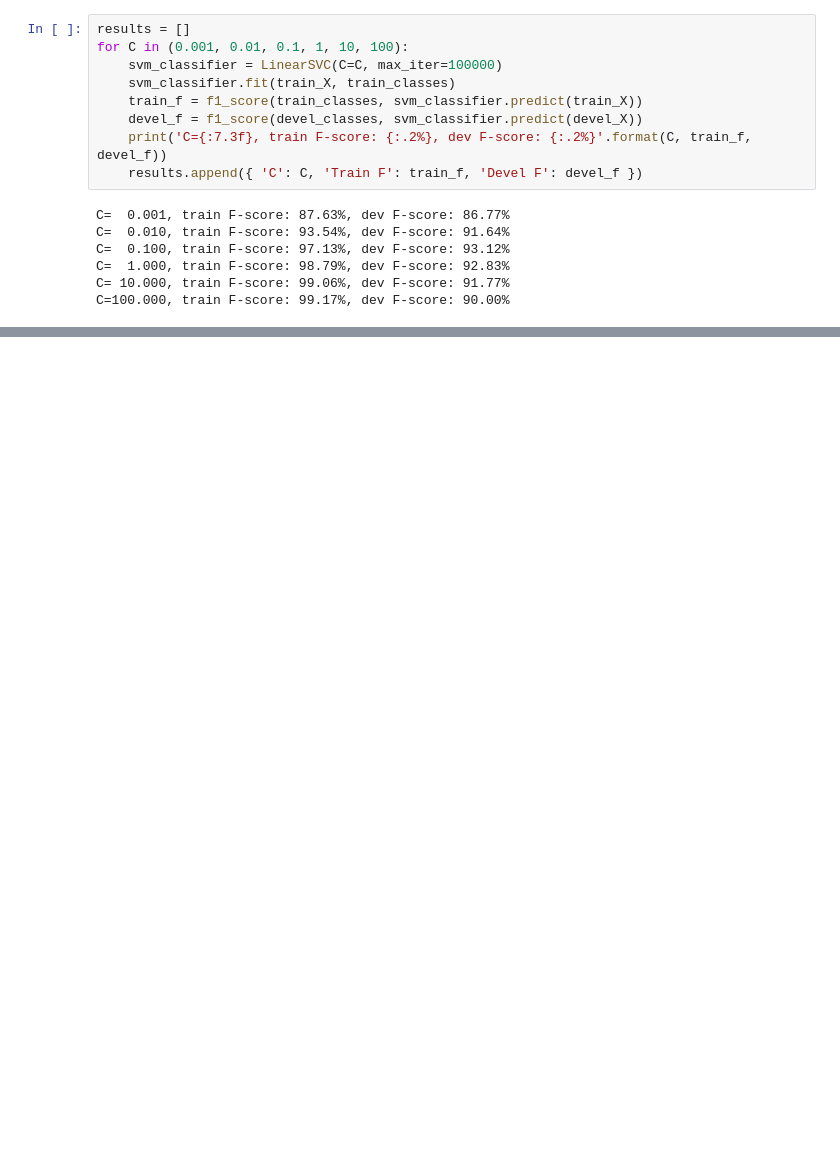
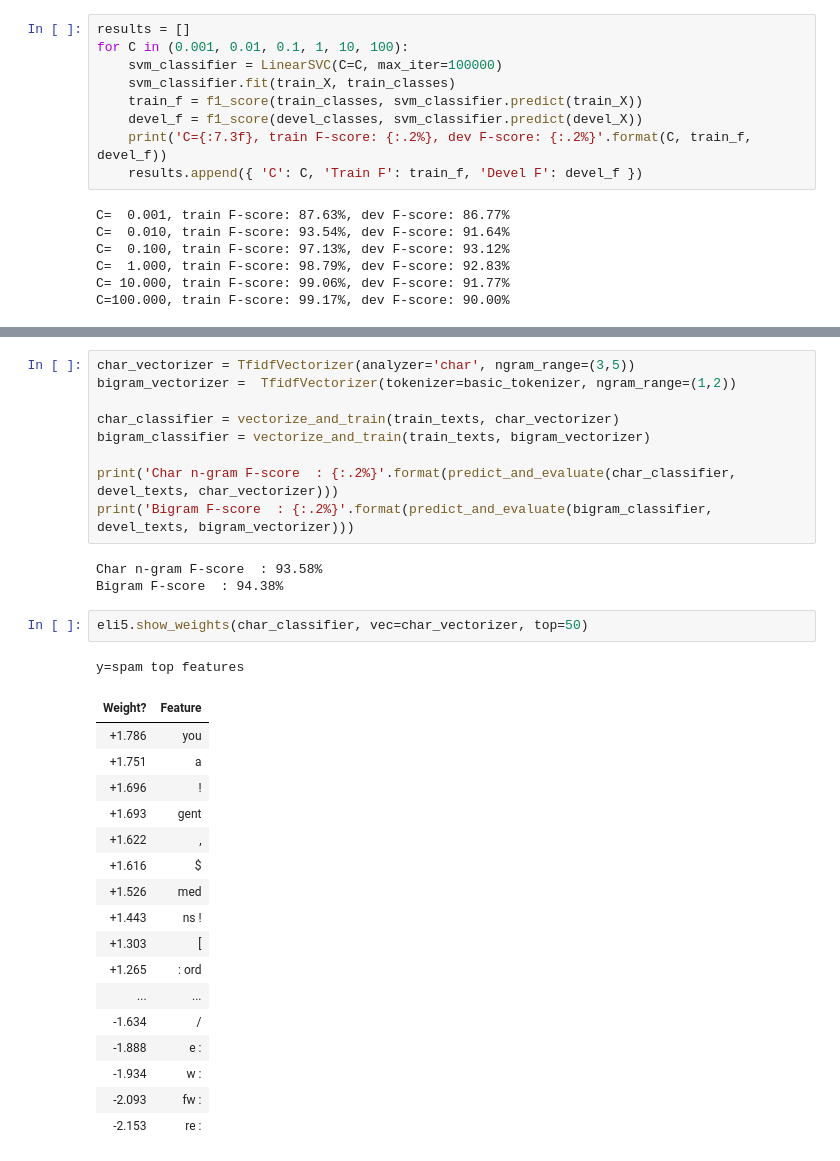
Before and after one commit to TurkuNLP/Text_Mining_Course, a Jupyter notebook: Classification.ipynb, the cells around one changed output, grey strips where cells are left out. Cells and saved outputs as stored; diff of their text form; blank space fills up the shorter version.

```diff
--- a/Classification.ipynb
+++ b/Classification.ipynb
@@ -586,0 +863,33 @@ TF-IDF F-score  : 93.56%
+# %%
+char_vectorizer = TfidfVectorizer(analyzer='char', ngram_range=(3,5))
+bigram_vectorizer =  TfidfVectorizer(tokenizer=basic_tokenizer, ngram_range=(1,2))
+
+char_classifier = vectorize_and_train(train_texts, char_vectorizer)
+bigram_classifier = vectorize_and_train(train_texts, bigram_vectorizer)
+
+print('Char n-gram F-score  : {:.2%}'.format(predict_and_evaluate(char_classifier, devel_texts, char_vectorizer)))
+print('Bigram F-score  : {:.2%}'.format(predict_and_evaluate(bigram_classifier, devel_texts, bigram_vectorizer)))
+# %% [output]
+Char n-gram F-score  : 93.58%
+Bigram F-score  : 94.38%
+# %%
+eli5.show_weights(char_classifier, vec=char_vectorizer, top=50)
+# %% [output]
+y=spam top features
+| Weight? | Feature |
+| +1.786 | you |
+| +1.751 | a |
+| +1.696 | ! |
+| +1.693 | gent |
+| +1.622 | , |
+| +1.616 | $ |
+| +1.526 | med |
+| +1.443 | ns ! |
+| +1.303 | [ |
+| +1.265 | : ord |
+| ... | ... |
+| -1.634 | / |
+| -1.888 | e : |
+| -1.934 | w : |
+| -2.093 | fw : |
+| -2.153 | re : |
```
Also changed, not shown: parts of 68 cells of this notebook.
